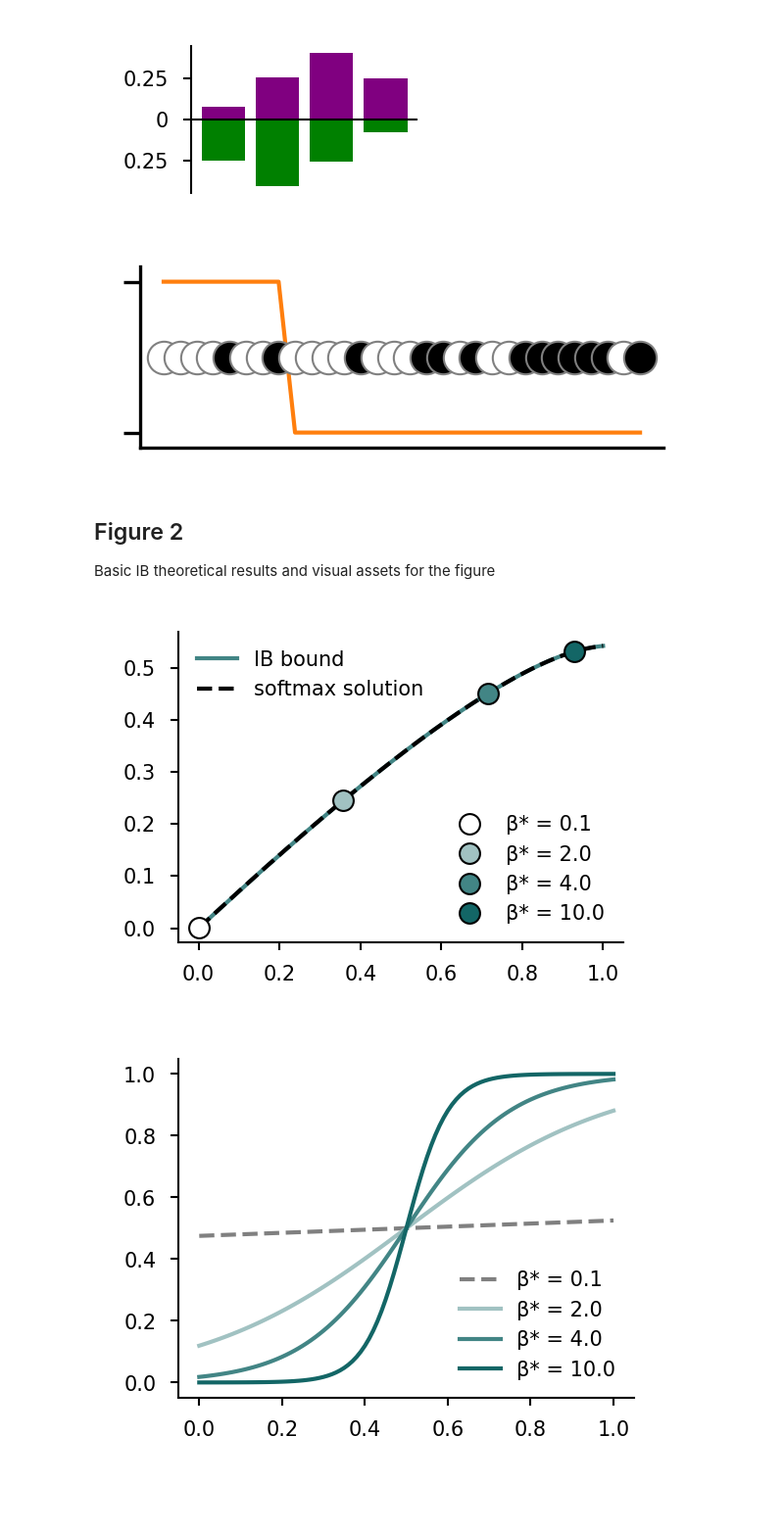
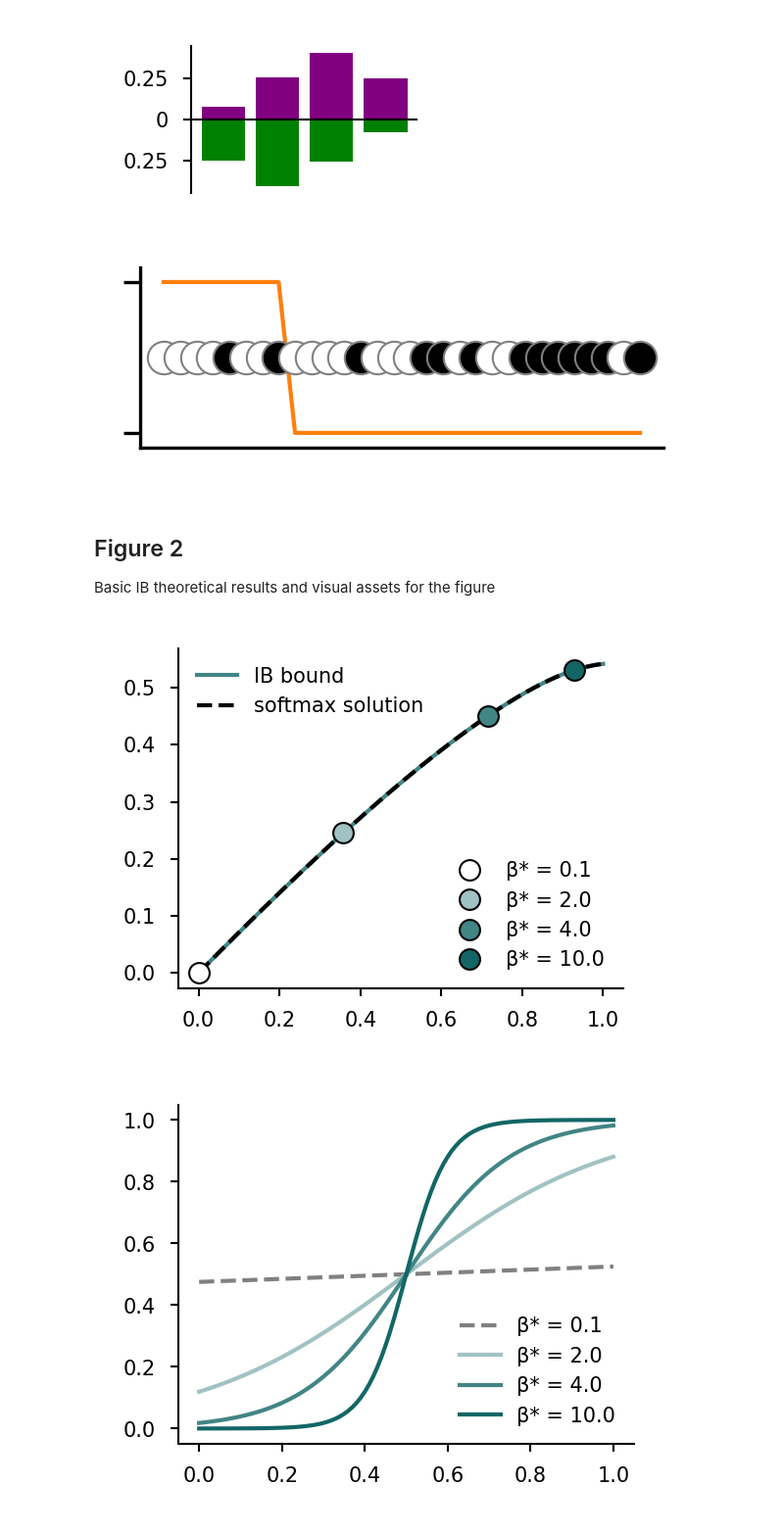
Before and after one commit to jacobaparker/human-inference-IB, a Jupyter notebook: main_analyses_figures.ipynb, the cells around one changed output. Shown at 98% size. Saved outputs shown, nothing was run; the diff lists cells and outputs as text; code cells hidden in the pictures; blank space fills up the shorter version.

```diff
--- a/main_analyses_figures.ipynb
+++ b/main_analyses_figures.ipynb
@@ -19,8 +19,8 @@ import utilities as utils
 ### operational parameters ###
 
 savedir = "./Figures/"
-savefigflag = False
-savedataflag = False # save data produced by this notebook
+savefigflag = True
+savedataflag = True # save data produced by this notebook
 loaddataflag = True # load data already produced by this notebook, instead of re-running analyses
 
 beads_datadir = "./Data/beads/"
@@ -224,7 +224,7 @@ sns.despine()
 # ax.spines['left'].set_linewidth(0.5)
 savefig(fig, 'Figure1/figure1_bead_seq')
 # %% [output]
-[figure, old version]
+[figure, new version]
 # %% [markdown]
 ## Figure 2
 Basic IB theoretical results and visual assets for the figure
@@ -240,29 +240,29 @@ emp_softmax_curve = utils.get_softmax_IB_curve_emp(shapes_emp_dict['highWS']['fu
 # %%
 betastars = np.array([0.1, 2, 4, 10])
 
-fig, ax = plt.subplots(figsize=(2,1.5), dpi=300)
+fig, ax = plt.subplots(figsize=(2,1.6), dpi=300)
 
 ibbound, = ax.plot(emp_bound['I_XR'], emp_bound['I_RY'], label='IB bound', color=cmap_t(0.8), linewidth=1)
 softmaxbound, = ax.plot(emp_softmax_curve['I_XR'], emp_softmax_curve['I_RY'], '--k',linewidth=1, label='softmax solution')
 
 legend_handles = []
 legend_labels = []
 for ii, bb in enumerate(betastars):
     softmax_soln = utils.get_softmax_IB_emp(bb,shapes_emp_dict['highWS']['full'],horses_emp_dict['highWS'],p_YgX_emp,return_dict=True)
     if ii == 0:
         soln, = ax.plot(softmax_soln['I_XR'], softmax_soln['I_RY'],'o',c=cmap_t(1-get_color(ii,betastars,1,5)),markeredgecolor='k',markersize=5,markeredgewidth=0.5)
     else:
         soln, = ax.plot(softmax_soln['I_XR'], softmax_soln['I_RY'],'o',c=cmap_t(1-get_color(ii,betastars,0,5)),markeredgecolor='k',markersize=5,markeredgewidth=0.5)
     legend_handles.append(soln,)
     legend_labels.append(f'β* = {bb}')
 format_axis(ax)
 leg1 = ax.legend(legend_handles, legend_labels, fontsize=5, frameon=False, loc='lower right')
 leg2 = ax.legend([ibbound, softmaxbound], ['IB bound', 'softmax solution'], fontsize=5, frameon=False, loc='upper left')
 ax.add_artist(leg1)
 plt.tight_layout()
 savefig(fig, 'Figure2/figure2_IBbound')
 # %% [output]
-[figure, old version]
+[figure, new version]
 # %%
 p = np.arange(0,1.01,0.01).reshape(-1,1)
 
```
Also changed, not shown: parts of 31 cells of this notebook, 45 other files.
